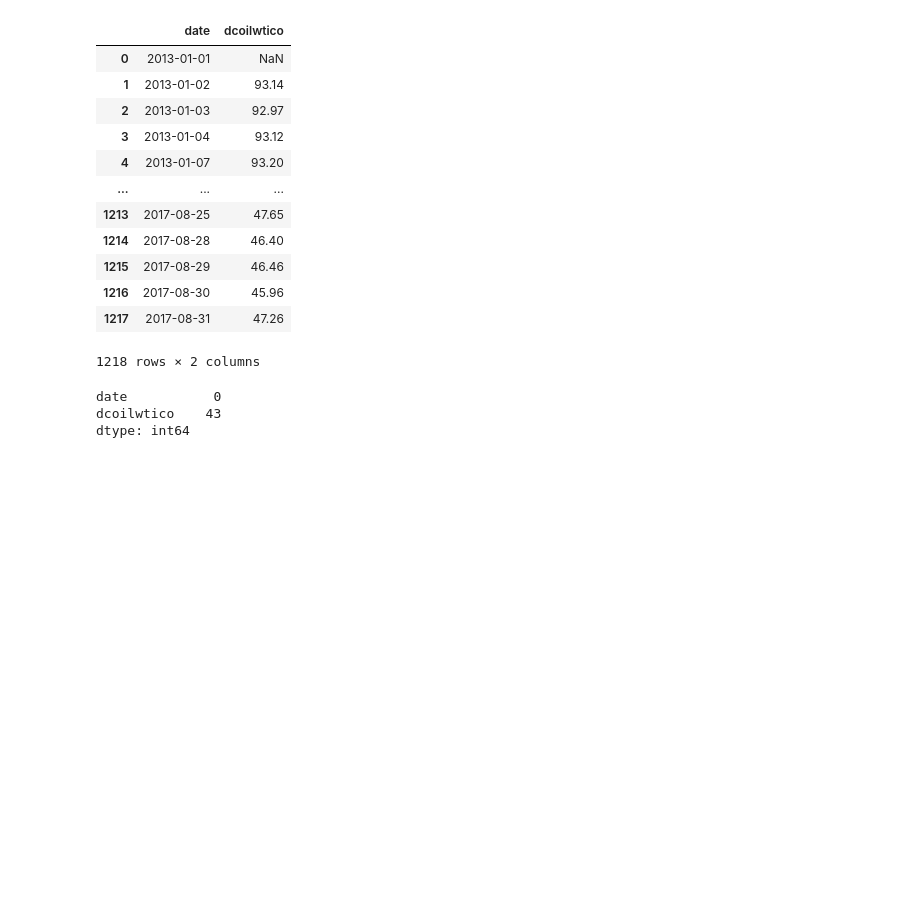
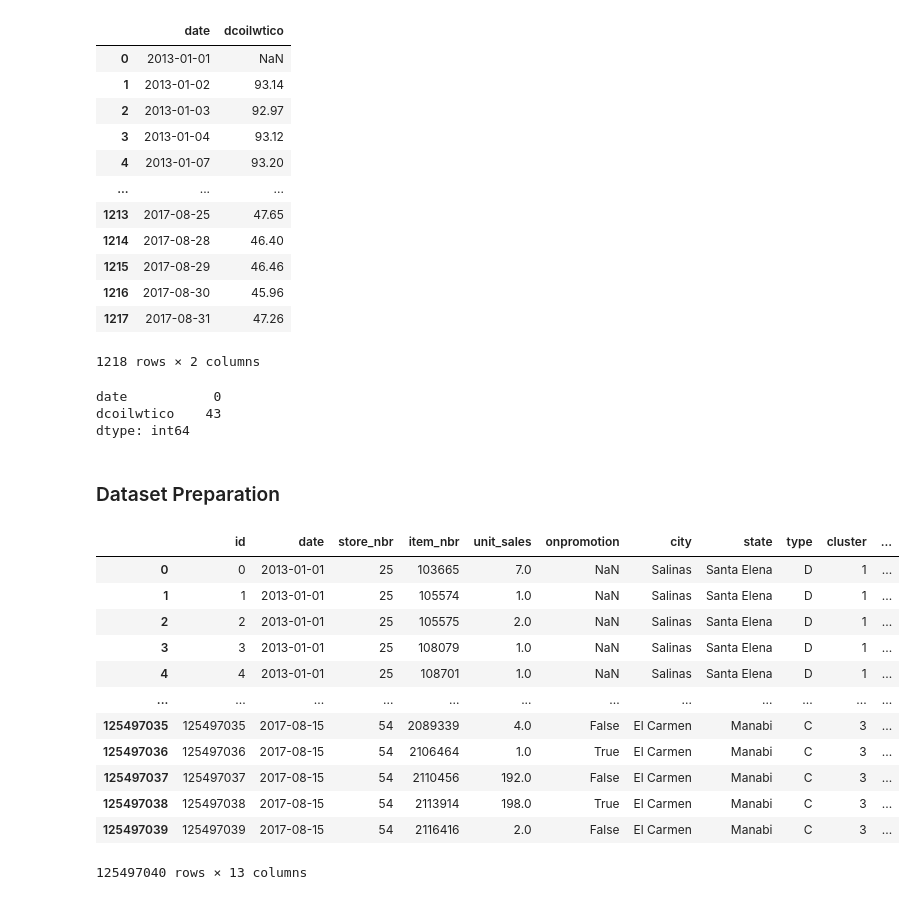
Before and after one commit to TheNobleStag/ForecastingCaseStudyJahan.ai, a Jupyter notebook: Data_Analysis/EDA_And_Feature_Engineering.ipynb, the cells around one changed output. Cells and saved outputs as stored; diff of their text form; code cells hidden in the pictures; blank space fills up the shorter version.

```diff
--- a/Data_Analysis/EDA.ipynb
+++ b/Data_Analysis/EDA_And_Feature_Engineering.ipynb
@@ -335,3 +335,23 @@ oil_data.isna().sum()
 date           0
 dcoilwtico    43
 dtype: int64
+# %% [markdown]
+### Dataset Preparation
+# %%
+train_data = train_data.merge(store_data, on='store_nbr', how='left')
+train_data = train_data.merge(item_data, on='item_nbr', how='left')
+train_data
+# %% [output]
+|  | id | date | store_nbr | item_nbr | unit_sales | onpromotion | city | state | type | cluster | ... |
+| 0 | 0 | 2013-01-01 | 25 | 103665 | 7.0 | NaN | Salinas | Santa Elena | D | 1 | ... |
+| 1 | 1 | 2013-01-01 | 25 | 105574 | 1.0 | NaN | Salinas | Santa Elena | D | 1 | ... |
+| 2 | 2 | 2013-01-01 | 25 | 105575 | 2.0 | NaN | Salinas | Santa Elena | D | 1 | ... |
+| 3 | 3 | 2013-01-01 | 25 | 108079 | 1.0 | NaN | Salinas | Santa Elena | D | 1 | ... |
+| 4 | 4 | 2013-01-01 | 25 | 108701 | 1.0 | NaN | Salinas | Santa Elena | D | 1 | ... |
+| ... | ... | ... | ... | ... | ... | ... | ... | ... | ... | ... | ... |
+| 125497035 | 125497035 | 2017-08-15 | 54 | 2089339 | 4.0 | False | El Carmen | Manabi | C | 3 | ... |
+| 125497036 | 125497036 | 2017-08-15 | 54 | 2106464 | 1.0 | True | El Carmen | Manabi | C | 3 | ... |
+| 125497037 | 125497037 | 2017-08-15 | 54 | 2110456 | 192.0 | False | El Carmen | Manabi | C | 3 | ... |
+| 125497038 | 125497038 | 2017-08-15 | 54 | 2113914 | 198.0 | True | El Carmen | Manabi | C | 3 | ... |
+| 125497039 | 125497039 | 2017-08-15 | 54 | 2116416 | 2.0 | False | El Carmen | Manabi | C | 3 | ... |
+125497040 rows × 13 columns
```
